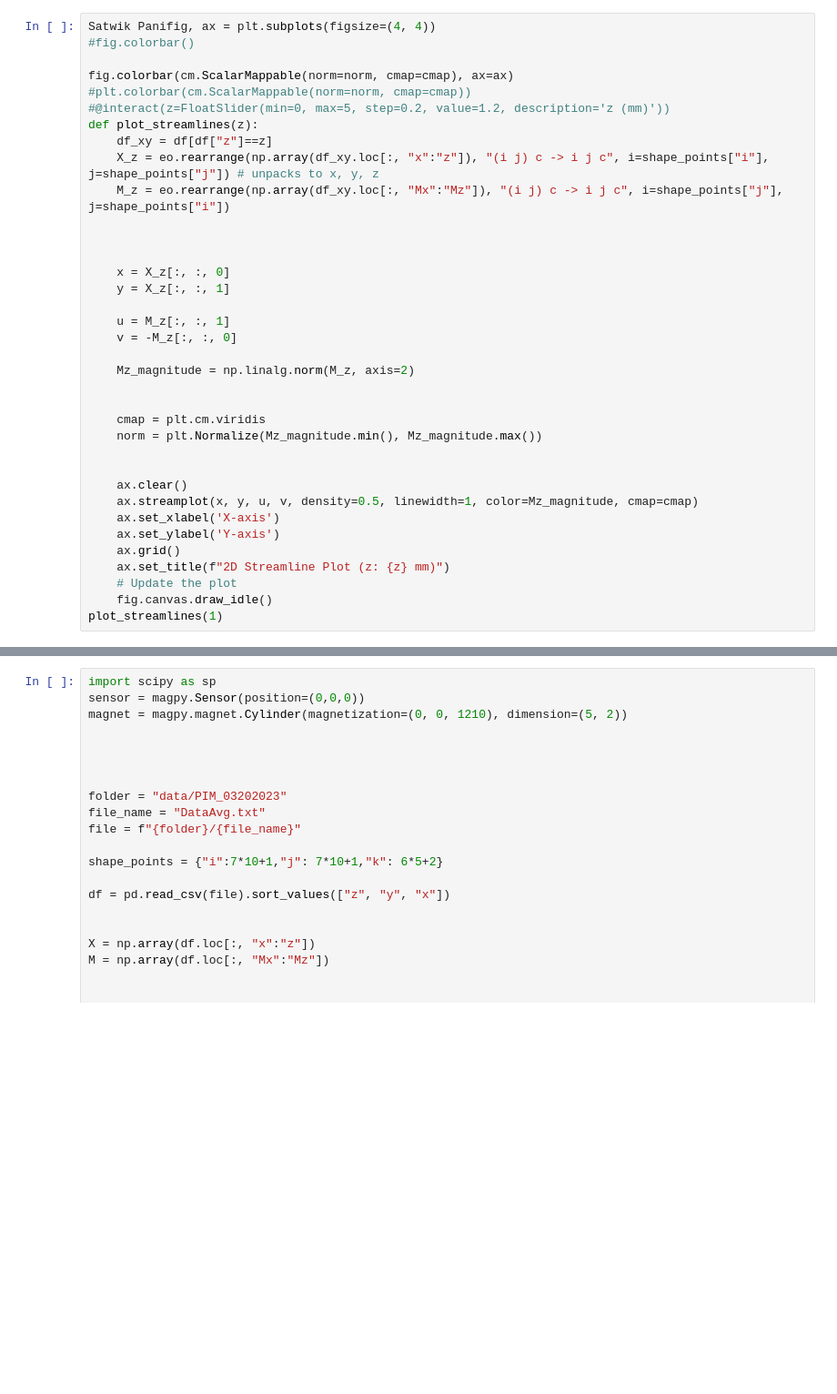
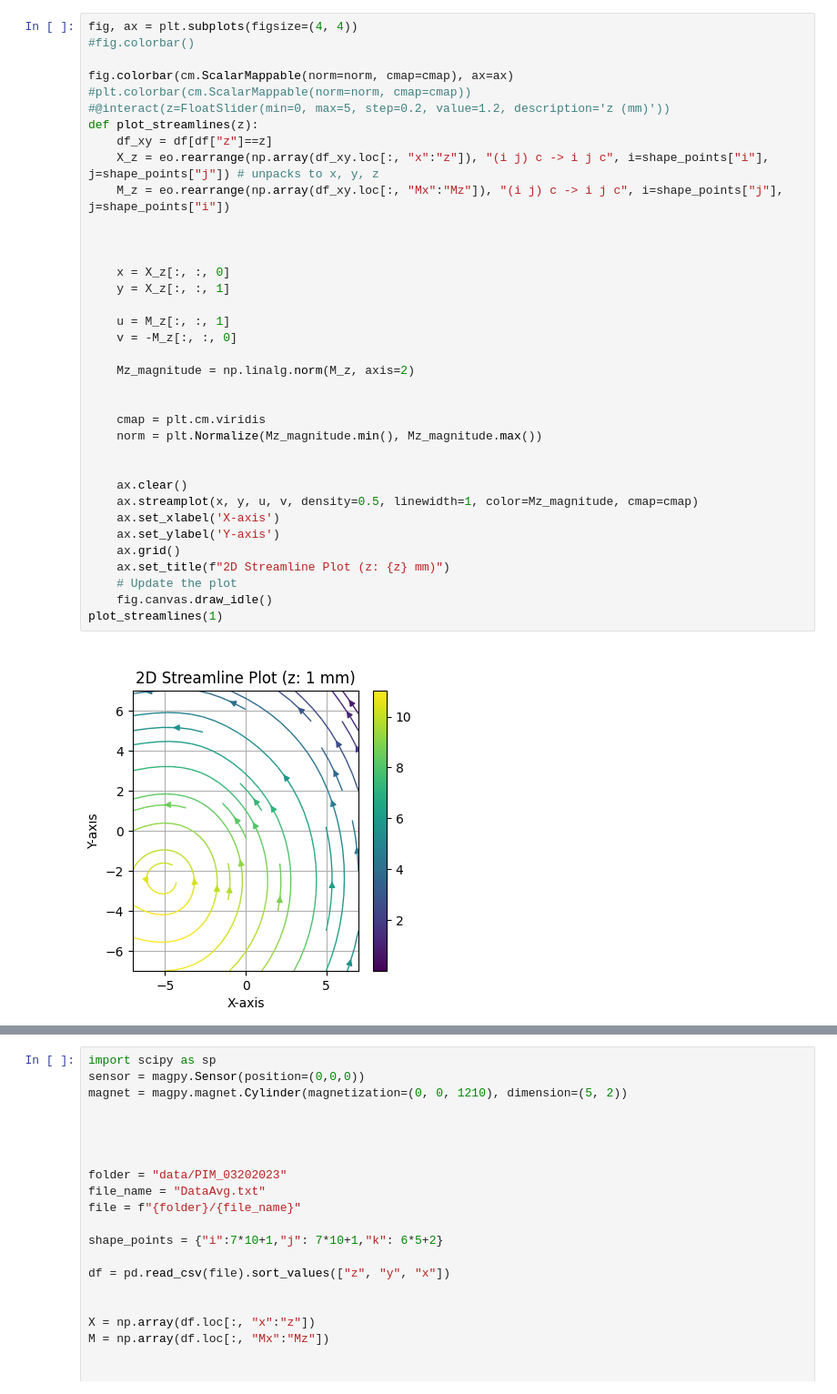
Before and after one commit to purepani/MagneticSensorTracking, a Jupyter notebook: Experiments/Analyze Data.ipynb, the cells around one changed output, grey strips where cells are left out. Shown at 91% size. Saved outputs shown, nothing was run; the diff lists cells and outputs as text; blank space fills up the shorter version.

```diff
--- a/Experiments/Analyze Data.ipynb
+++ b/Experiments/Analyze Data.ipynb
@@ -395,7 +411,7 @@ y = X_z[:, :, 1]
 u = M_z[:, :, 1]
 v = -M_z[:, :, 0]
 # %%
-Satwik Panifig, ax = plt.subplots(figsize=(4, 4))
+fig, ax = plt.subplots(figsize=(4, 4))
 #fig.colorbar()
 
 fig.colorbar(cm.ScalarMappable(norm=norm, cmap=cmap), ax=ax)
@@ -403,31 +419,33 @@ fig.colorbar(cm.ScalarMappable(norm=norm, cmap=cmap), ax=ax)
 #@interact(z=FloatSlider(min=0, max=5, step=0.2, value=1.2, description='z (mm)'))
 def plot_streamlines(z):
     df_xy = df[df["z"]==z]
     X_z = eo.rearrange(np.array(df_xy.loc[:, "x":"z"]), "(i j) c -> i j c", i=shape_points["i"], j=shape_points["j"]) # unpacks to x, y, z
     M_z = eo.rearrange(np.array(df_xy.loc[:, "Mx":"Mz"]), "(i j) c -> i j c", i=shape_points["j"], j=shape_points["i"])
 
 
 
     x = X_z[:, :, 0]
     y = X_z[:, :, 1]
 
     u = M_z[:, :, 1]
     v = -M_z[:, :, 0]
 
     Mz_magnitude = np.linalg.norm(M_z, axis=2)
 
 
     cmap = plt.cm.viridis
     norm = plt.Normalize(Mz_magnitude.min(), Mz_magnitude.max())
 
 
     ax.clear()
     ax.streamplot(x, y, u, v, density=0.5, linewidth=1, color=Mz_magnitude, cmap=cmap)
     ax.set_xlabel('X-axis')
     ax.set_ylabel('Y-axis')
     ax.grid()
     ax.set_title(f"2D Streamline Plot (z: {z} mm)")
     # Update the plot
     fig.canvas.draw_idle()
 plot_streamlines(1)
+# %% [output]
+[figure, added]
 # %%
```
Also changed, not shown: parts of 17 cells of this notebook, 8 other files.
